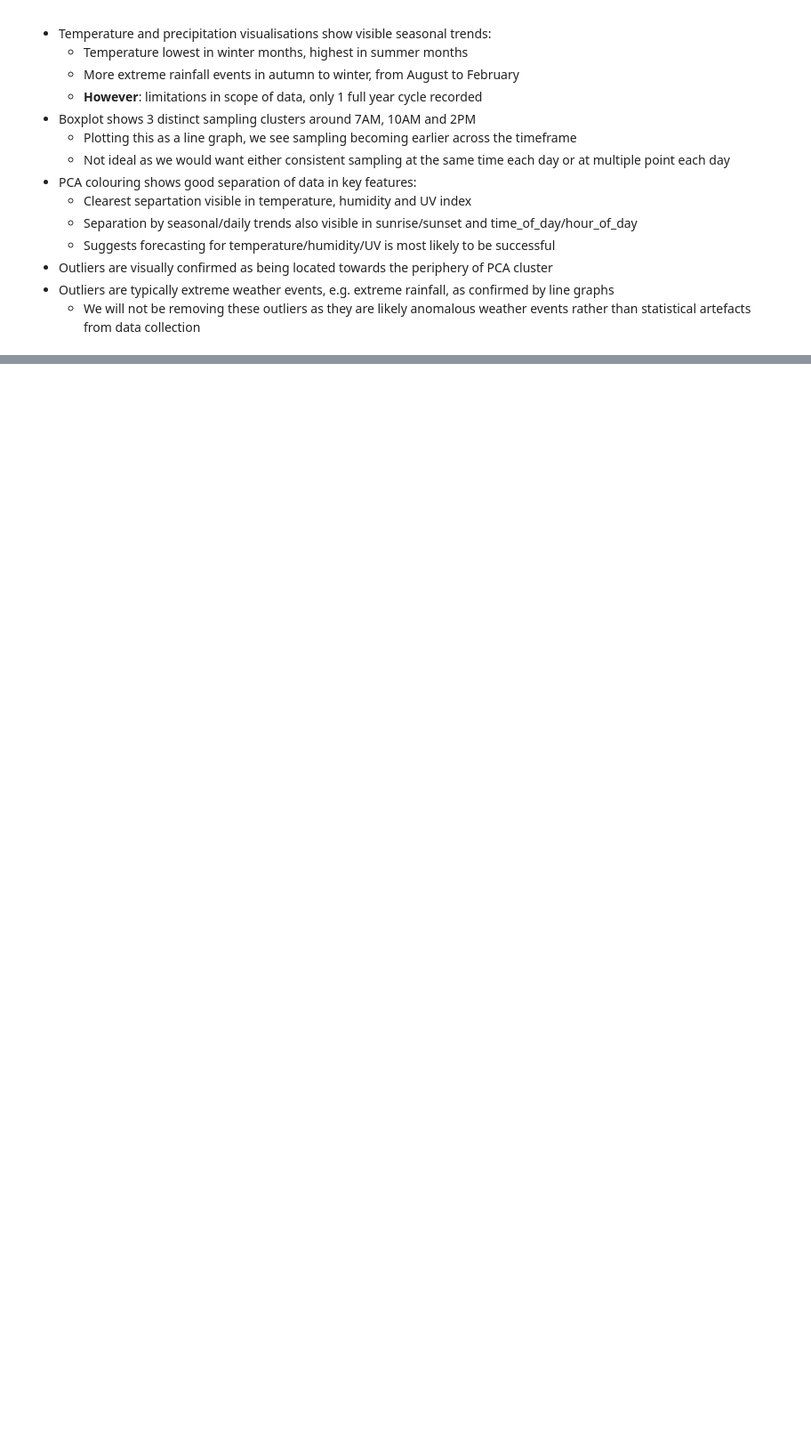
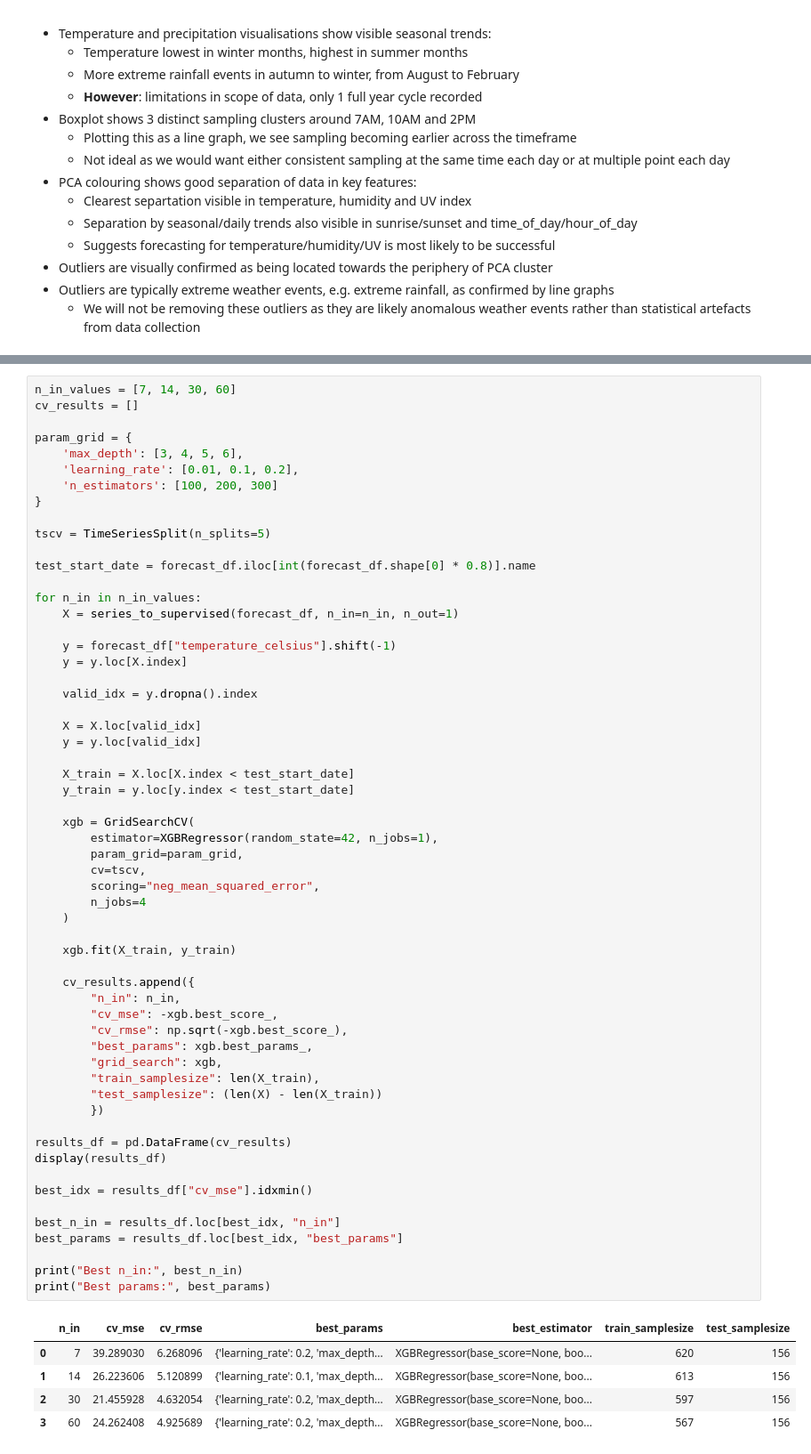
Before and after one commit to ryokusakari/weather-forecasting, a Jupyter notebook: UKforecasting.ipynb, the cells around one changed output, grey strips where cells are left out. Shown at 89% size. Cells and saved outputs as stored; diff of their text form; blank space fills up the shorter version.

```diff
--- a/UKforecasting.ipynb
+++ b/UKforecasting.ipynb
@@ -545,0 +673,64 @@ plt.show()
+# %%
+n_in_values = [7, 14, 30, 60]
+cv_results = []
+
+param_grid = {
+    'max_depth': [3, 4, 5, 6],
+    'learning_rate': [0.01, 0.1, 0.2],
+    'n_estimators': [100, 200, 300]
+}
+
+tscv = TimeSeriesSplit(n_splits=5)
+
+test_start_date = forecast_df.iloc[int(forecast_df.shape[0] * 0.8)].name
+
+for n_in in n_in_values:
+    X = series_to_supervised(forecast_df, n_in=n_in, n_out=1)
+
+    y = forecast_df["temperature_celsius"].shift(-1)
+    y = y.loc[X.index]
+
+    valid_idx = y.dropna().index
+
+    X = X.loc[valid_idx]
+    y = y.loc[valid_idx]
+
+    X_train = X.loc[X.index < test_start_date]
+    y_train = y.loc[y.index < test_start_date]
+
+    xgb = GridSearchCV(
+        estimator=XGBRegressor(random_state=42, n_jobs=1),
+        param_grid=param_grid,
+        cv=tscv,
+        scoring="neg_mean_squared_error",
+        n_jobs=4
+    )
+
+    xgb.fit(X_train, y_train)
+
+    cv_results.append({
+        "n_in": n_in,
+        "cv_mse": -xgb.best_score_,
+        "cv_rmse": np.sqrt(-xgb.best_score_),
+        "best_params": xgb.best_params_,
+        "grid_search": xgb,
+        "train_samplesize": len(X_train),
+        "test_samplesize": (len(X) - len(X_train))
+        })
+
+results_df = pd.DataFrame(cv_results)
+display(results_df)
+
+best_idx = results_df["cv_mse"].idxmin()
+
+best_n_in = results_df.loc[best_idx, "n_in"]
+best_params = results_df.loc[best_idx, "best_params"]
+
+print("Best n_in:", best_n_in)
+print("Best params:", best_params)
+# %% [output]
+|  | n_in | cv_mse | cv_rmse | best_params | best_estimator | train_samplesize | test_samplesize |
+| 0 | 7 | 39.289030 | 6.268096 | {'learning_rate': 0.2, 'max_depth... | XGBRegressor(base_score=None, boo... | 620 | 156 |
+| 1 | 14 | 26.223606 | 5.120899 | {'learning_rate': 0.1, 'max_depth... | XGBRegressor(base_score=None, boo... | 613 | 156 |
+| 2 | 30 | 21.455928 | 4.632054 | {'learning_rate': 0.2, 'max_depth... | XGBRegressor(base_score=None, boo... | 597 | 156 |
+| 3 | 60 | 24.262408 | 4.925689 | {'learning_rate': 0.2, 'max_depth... | XGBRegressor(base_score=None, boo... | 567 | 156 |
```
Also changed, not shown: parts of 18 cells of this notebook, 2 other files.
